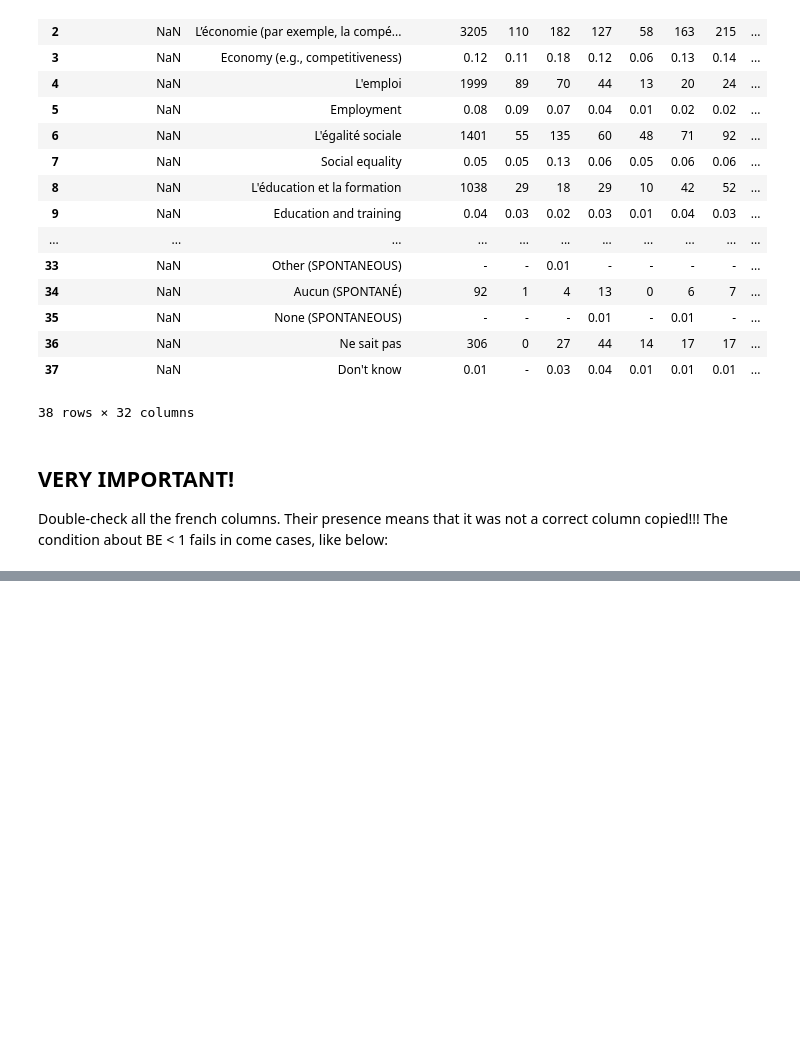
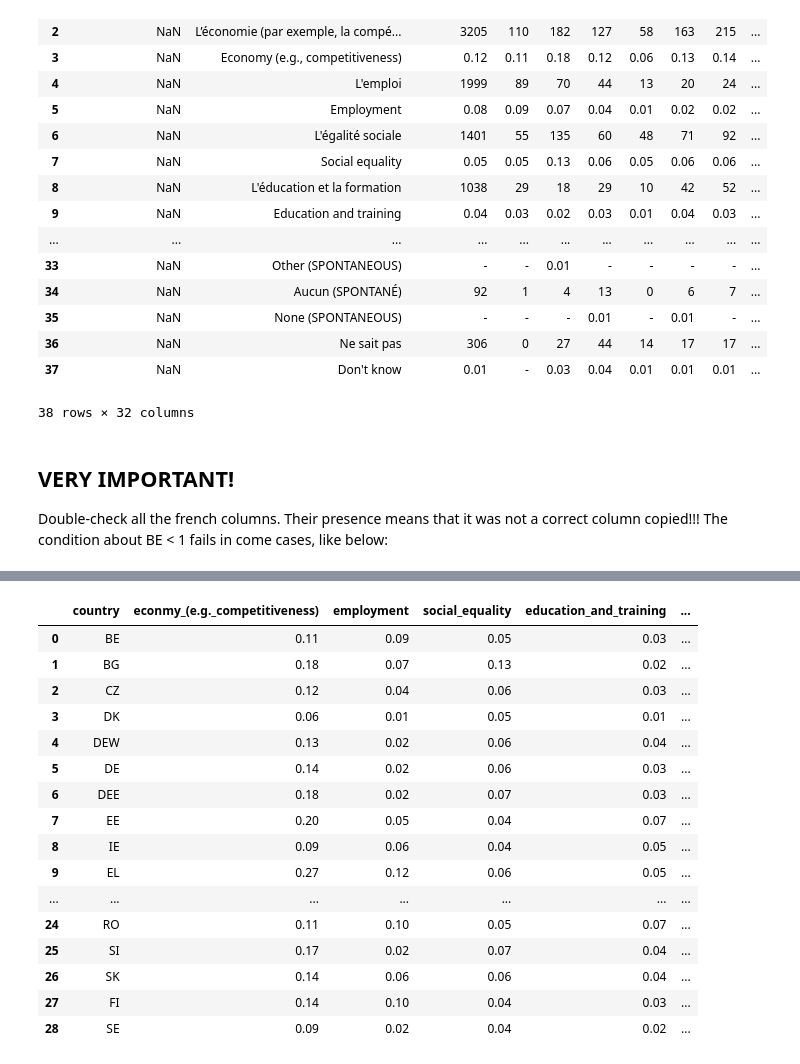
Before and after one commit to skibodaria/digital_literacy_eu, a Jupyter notebook: 02_data_retrieval/fix_dig.ipynb, the cells around one changed output, grey strips where cells are left out. Cells and saved outputs as stored; diff of their text form; code cells hidden in the pictures; blank space fills up the shorter version.

```diff
--- a/02_data_retrieval/fix_dig.ipynb
+++ b/02_data_retrieval/fix_dig.ipynb
@@ -58,3 +83,23 @@ df.column
 | 26 | SK | 0.14 | 0.06 | 0.06 | 0.04 | ... |
 | 27 | FI | 0.14 | 0.10 | 0.04 | 0.03 | ... |
 | 28 | SE | 0.09 | 0.02 | 0.04 | 0.02 | ... |
+# %%
+df
+# %% [output]
+|  | country | econmy_(e.g._competitiveness) | employment | social_equality | education_and_training | ... |
+| 0 | BE | 0.11 | 0.09 | 0.05 | 0.03 | ... |
+| 1 | BG | 0.18 | 0.07 | 0.13 | 0.02 | ... |
+| 2 | CZ | 0.12 | 0.04 | 0.06 | 0.03 | ... |
+| 3 | DK | 0.06 | 0.01 | 0.05 | 0.01 | ... |
+| 4 | DEW | 0.13 | 0.02 | 0.06 | 0.04 | ... |
+| 5 | DE | 0.14 | 0.02 | 0.06 | 0.03 | ... |
+| 6 | DEE | 0.18 | 0.02 | 0.07 | 0.03 | ... |
+| 7 | EE | 0.20 | 0.05 | 0.04 | 0.07 | ... |
+| 8 | IE | 0.09 | 0.06 | 0.04 | 0.05 | ... |
+| 9 | EL | 0.27 | 0.12 | 0.06 | 0.05 | ... |
+| ... | ... | ... | ... | ... | ... | ... |
+| 24 | RO | 0.11 | 0.10 | 0.05 | 0.07 | ... |
+| 25 | SI | 0.17 | 0.02 | 0.07 | 0.04 | ... |
+| 26 | SK | 0.14 | 0.06 | 0.06 | 0.04 | ... |
+| 27 | FI | 0.14 | 0.10 | 0.04 | 0.03 | ... |
+| 28 | SE | 0.09 | 0.02 | 0.04 | 0.02 | ... |
```
Also changed, not shown: parts of 3 cells of this notebook, 4 other files.
